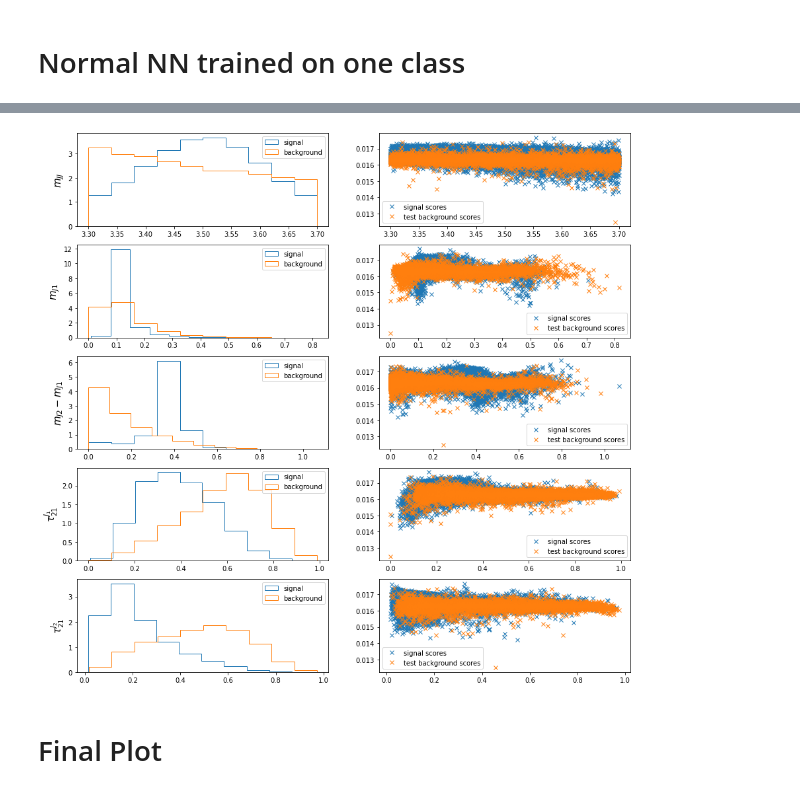
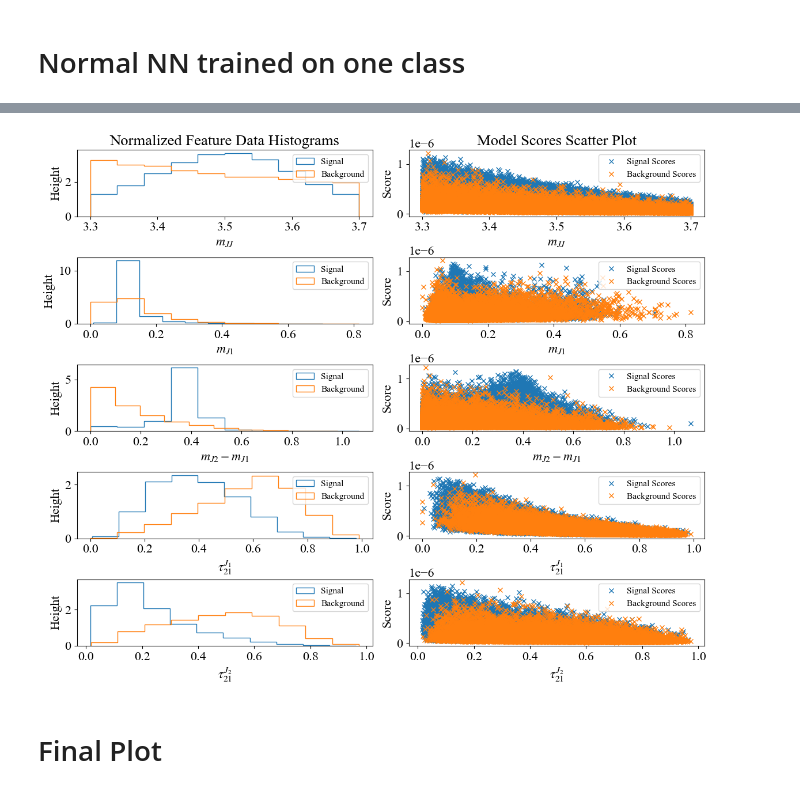
Before and after one commit to normankarr/lhc-oc-classifiers, a Jupyter notebook: Comparisons.ipynb, the cells around one changed output, grey strips where cells are left out. Drawn from its saved outputs; the diff is of its cells as text; code cells hidden in the pictures.

```diff
--- a/Comparisons.ipynb
+++ b/Comparisons.ipynb
@@ -32,8 +32,11 @@ features_bg=pd.read_hdf("/clusterfs/ml4hep/bpnachman/Anomalies/LHCO/events_anoma
 # %%
 device = torch.device('cuda:0')
 # %%
-dataset_bg=load_data(features_bg)
-dataset_sig=load_data(features_sig)
+#dataset_bg=load_data(features_bg)
+#dataset_sig=load_data(features_sig)
+
+dataset_bg=np.load("saved_data/bg_data.npy")
+dataset_sig=np.load("saved_data/sig_data.npy")
 
 SR_low = 3.3
 SR_high = 3.7
@@ -485,10 +469,10 @@ fig.show()
 # %%
 best_nn = basic_scores_per_model[9]
 # %%
-i = 4
+i = 9
 # best_gauss_nn = basic_scores_per_model_gaussian[i]
-sig_scores = sig_scores_per_model_reg[i]
-bg_test_scores = bg_test_scores_per_model_reg[i]
+sig_scores = sig_scores_per_model[i]
+bg_test_scores = bg_test_scores_per_model[i]
 # bg_train_scores = bg_train_scores_per_model[i]
 # %%
 plt.figure(figsize=(7,5))
@@ -505,23 +489,53 @@ plt.show()
+# %%
+import matplotlib.pyplot as plt
+plt.rcParams["font.family"] = "Times New Roman"
+plt.rcParams["mathtext.fontset"] = "stix"
+matplotlib.rcParams.update({'font.size': 16})
 # %%
-fig, axes = plt.subplots(5,2, figsize=(15,15))
+fig, axes = plt.subplots(5,2, figsize=(12,10))
 
-axes[0,0].set_ylabel("$m_{JJ}$", fontsize=15)
-axes[1,0].set_ylabel("$m_{J1}$", fontsize=15)
-axes[2,0].set_ylabel("$m_{J2}-m_{J1}$", fontsize=15)
-axes[3,0].set_ylabel("$\\tau_{21}^{J_{1}}$",fontsize=15)
-axes[4,0].set_ylabel("$\\tau_{21}^{J_{2}}$",fontsize=15)
+axes[0,0].set_title("Normalized Feature Data Histograms")
+axes[0,1].set_title("Model Scores Scatter Plot")
+
+axes[0,0].set_xlabel("$m_{JJ}$")
+axes[1,0].set_xlabel("$m_{J1}$")
+axes[2,0].set_xlabel("$m_{J2}-m_{J1}$")
+axes[3,0].set_xlabel("$\\tau_{21}^{J_{1}}$")
+axes[4,0].set_xlabel("$\\tau_{21}^{J_{2}}$")
+
+axes[0,1].set_xlabel("$m_{JJ}$")
+axes[1,1].set_xlabel("$m_{J1}$")
+axes[2,1].set_xlabel("$m_{J2}-m_{J1}$")
+axes[3,1].set_xlabel("$\\tau_{21}^{J_{1}}$")
+axes[4,1].set_xlabel("$\\tau_{21}^{J_{2}}$")
+
+axes[0,1].set_ylabel("Score")
+axes[1,1].set_ylabel("Score")
+axes[2,1].set_ylabel("Score")
+axes[3,1].set_ylabel("Score")
+axes[4,1].set_ylabel("Score")
+
+axes[0,0].set_ylabel("Height")
+axes[1,0].set_ylabel("Height")
+axes[2,0].set_ylabel("Height")
+axes[3,0].set_ylabel("Height")
+axes[4,0].set_ylabel("Height")
 
 for i in range(5):
-    axes[i,0].hist(X_sig[:, i], label="signal", density=True, histtype='step')
-    axes[i,0].hist(X_bg_test[:, i],label="background", histtype='step', density=True)
-    axes[i,0].legend()
+    axes[i,0].hist(X_sig[:, i], label="Signal", density=True, histtype='step')
+    axes[i,0].hist(X_bg_test[:, i],label="Background", density=True, histtype='step')
+    axes[i,0].legend(fontsize='x-small')
 
-    axes[i,1].plot(X_sig[:, i], sig_scores[:], 'x', label="signal scores")
-    axes[i,1].plot(X_bg_test[:, i], bg_test_scores[:], 'x', label="test background scores")
+    axes[i,1].plot(X_sig[:, i], sig_scores[:], 'x', label="Signal Scores")
+    axes[i,1].plot(X_bg_test[:, i], bg_test_scores[:], 'x', label="Background Scores")
     # axes[i,1].plot(X_train[:, i], bg_train_scores[:], 'x', label="train background scores")
-    axes[i,1].legend()
-plt.show()
+    axes[i,1].legend(fontsize='x-small')
+
+plt.tight_layout(h_pad=-0.6, w_pad=0.5)
+# plt.savefig("internals.png")
+# plt.show()
+plt.savefig("internals.png")
 # %% [output]
-[figure, old version]
+[figure, new version]
 # %% [markdown]
 # Final Plot
```
Also changed, not shown: parts of 18 cells of this notebook, 3 other files.
